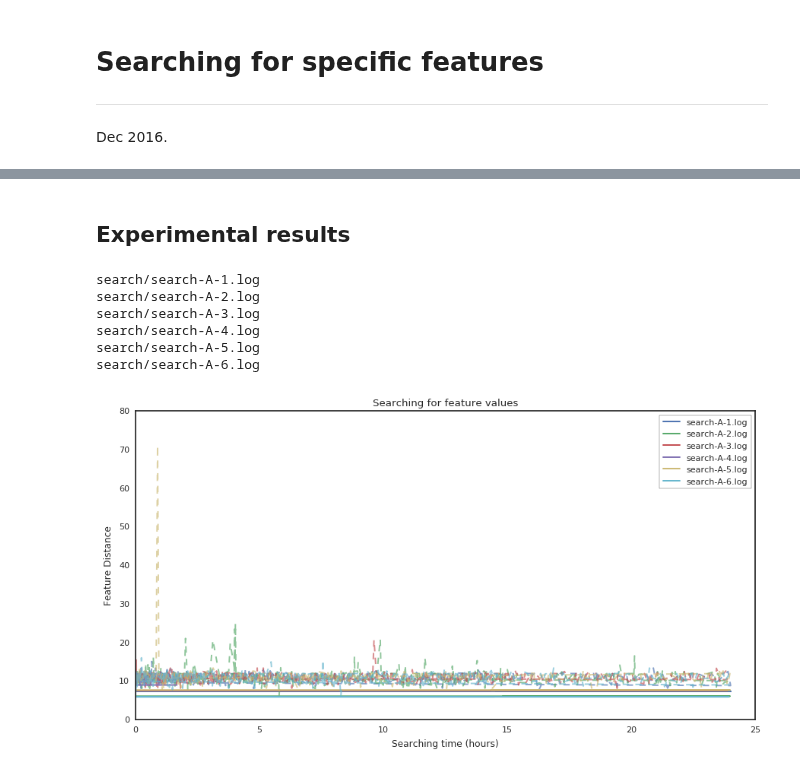
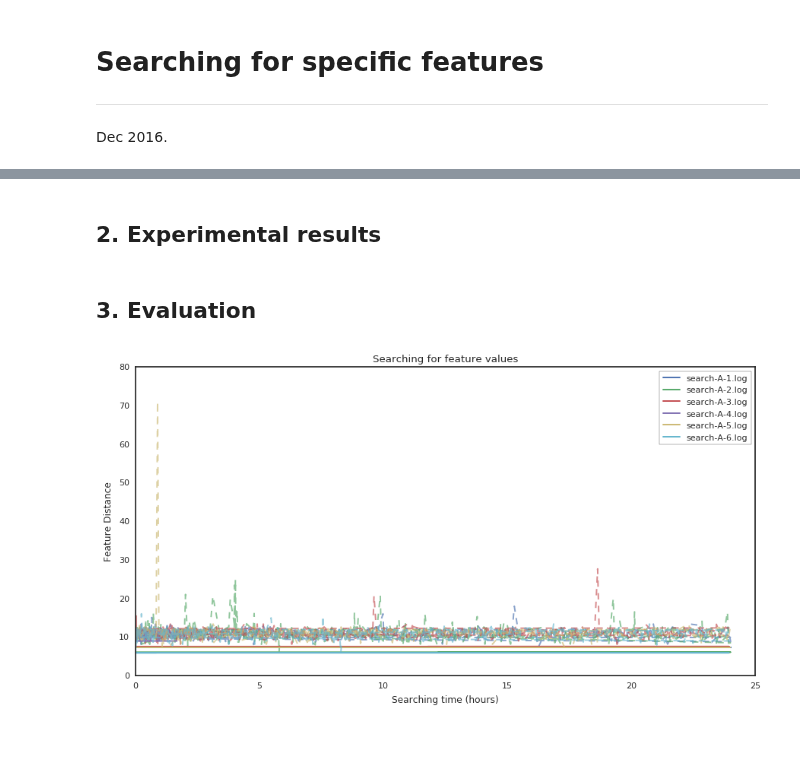
Before and after one commit to ChrisCummins/phd, a Jupyter notebook: lab/clgen/Search.ipynb, the cells around one changed output, grey strips where cells are left out. Cells and saved outputs as stored; diff of their text form; code cells hidden in the pictures; blank space fills up the shorter version.

Commit message:
lab/clgen: Replot search

```diff
--- a/lab/clgen/Search.ipynb
+++ b/lab/clgen/Search.ipynb
@@ -23,2 +55,2 @@ from clgen import corpus
 # %% [markdown]
-## Experimental results
+## 2. Experimental results
@@ -25,59 +66,34 @@ from clgen import corpus
+# %% [markdown]
+## 3. Evaluation
 # %%
-import matplotlib.pyplot as plt
-import seaborn as sns
-from datetime import datetime
-from labm8 import viz
-plt.style.use(["seaborn-white", "seaborn-paper"])
-
-def get_distances(log):
-    """ return list of best distances per step """
-
-    return dates, bests
-
-logs = [
-    'search/search-A-1.log',
-    'search/search-A-2.log',
-    'search/search-A-3.log',
-    'search/search-A-4.log',
-    'search/search-A-5.log',
-    'search/search-A-6.log',
-]
-
 for log in logs:
-    print(log)
     data = clgen.load_json_file(log)
     start_time = datetime.strptime(data[0]['date'], '%Y-%m-%d %H:%M:%S')
     dates = [0]
     bests = [data[0]['data']['distance']]
     distances = [data[0]['data']['distance']]
     for entry in data:
         if entry.get("name") == "step" and not entry['data'].get("step_back"):
             timestamp = datetime.strptime(entry['date'], '%Y-%m-%d %H:%M:%S')
             time = (timestamp - start_time).seconds / 60 / 60
             dates.append(time)
             bests.append(entry['data']['best']['distance'])
             distances.append(entry['data']['distance'])
 
     line, = plt.plot(dates, bests, label=fs.basename(log))
     plt.plot(dates, distances, alpha=.65, color=line.get_color(), linestyle='--')
 
 ax = plt.gca()
 plt.legend(loc='upper right')
 ax.get_legend().set_title("")
 ax.get_legend().draw_frame(True)
 
 plt.title("Searching for feature values")
 plt.xlabel("Searching time (hours)")
 plt.ylabel("Feature Distance")
 viz.finalise(figsize=(9, 5))
 # %% [output]
-search/search-A-1.log
-search/search-A-2.log
-search/search-A-3.log
-search/search-A-4.log
-search/search-A-5.log
-search/search-A-6.log
-[figure, old version]
+[figure, new version]
 # %%
 for log in logs:
     data = clgen.load_json_file(log)
```
Also changed, not shown: parts of 6 cells of this notebook.
